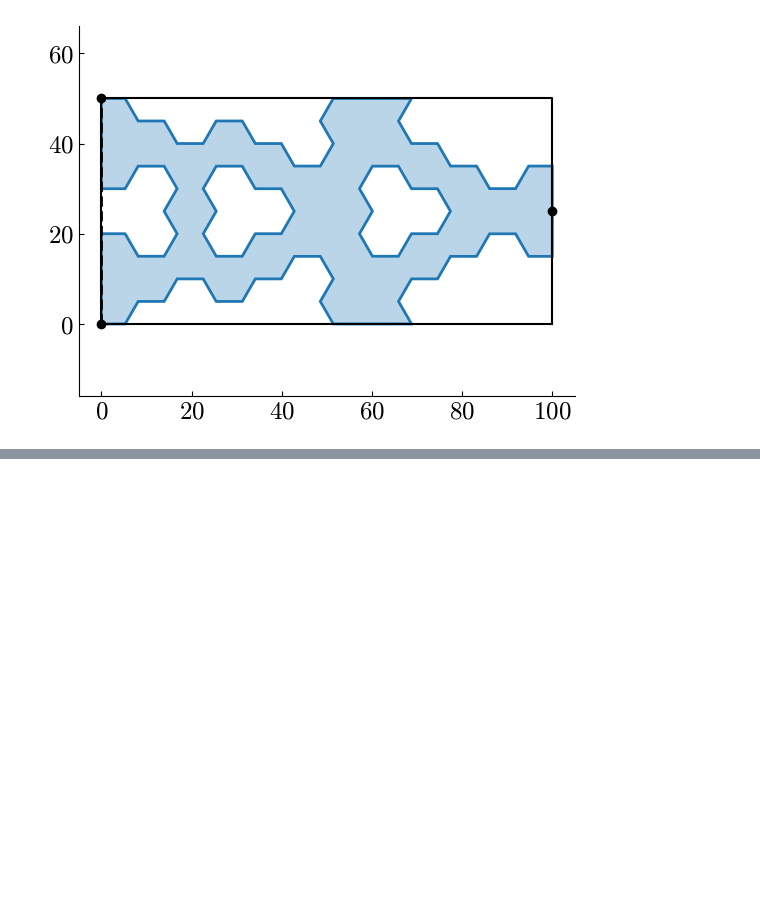
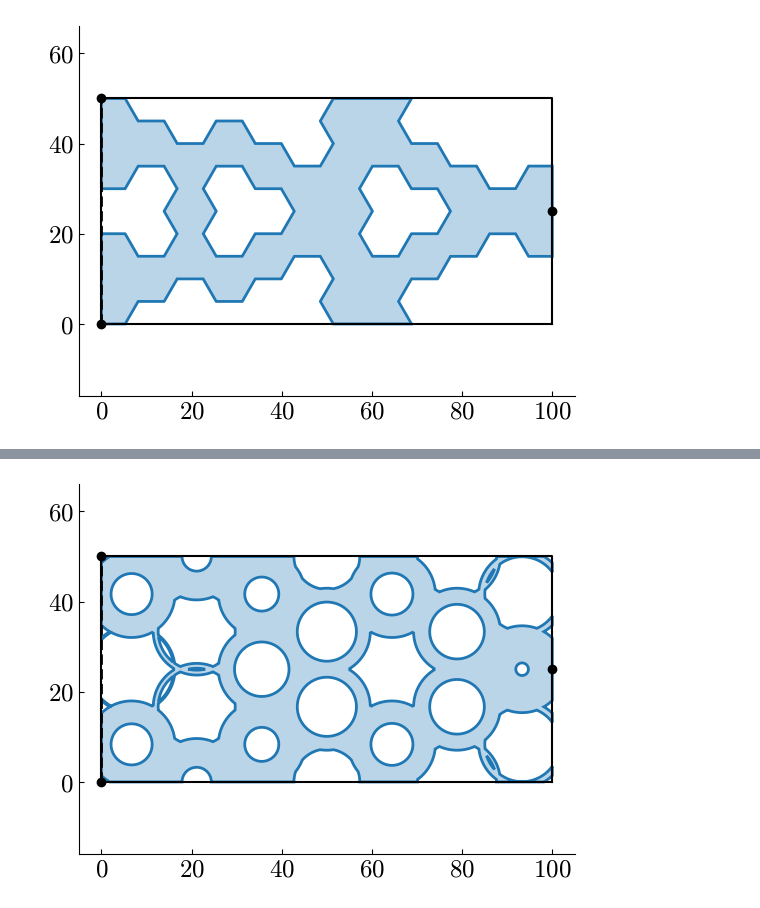
Before and after one commit to jelle-westra/tobbo, a Jupyter notebook: tutorial.ipynb, the cells around one changed output, grey strips where cells are left out. Cells and saved outputs as stored; diff of their text form; code cells hidden in the pictures; blank space fills up the shorter version.

Commit message:
added infill cells parameterization

```diff
--- a/tutorial.ipynb
+++ b/tutorial.ipynb
@@ -219,3 +219,20 @@ Iterat #Fevals   function value  axis ratio  sigma  min&max std  t[m:s]
 problem.plot_best()
 # %% [output]
 [figure]
+# %%
+from TO.parameterizations.cell import InfillCells, unit_circle, RectangularGrid
+
+topology.continuous = True
+n_cells_y=2
+parameterization_hex_infill = InfillCells(
+    topology,
+    sampler=HexGrid,
+    unit_cell=unit_circle(n_samples=100),
+    cell_size_x=2/np.sqrt(3)*(topology.domain_size_y/2)/(n_cells_y-1/2),
+    cell_size_y=2/np.sqrt(3)*(topology.domain_size_y/2)/(n_cells_y-1/2),
+    symmetry_x=False,
+    symmetry_y=True
+)
+
+problem = create_horizontal_cantilever_problem(topology, parameterization_hex_infill)
+run_experiment(problem, budget=500, sigma0=0.25, seed=1, name='tutorial')
@@ -221,0 +253,4 @@ problem.plot_best()
+# %%
+problem.plot_best()
+# %% [output]
+[figure, added]
```
Also changed, not shown: parts of 2 cells of this notebook.
